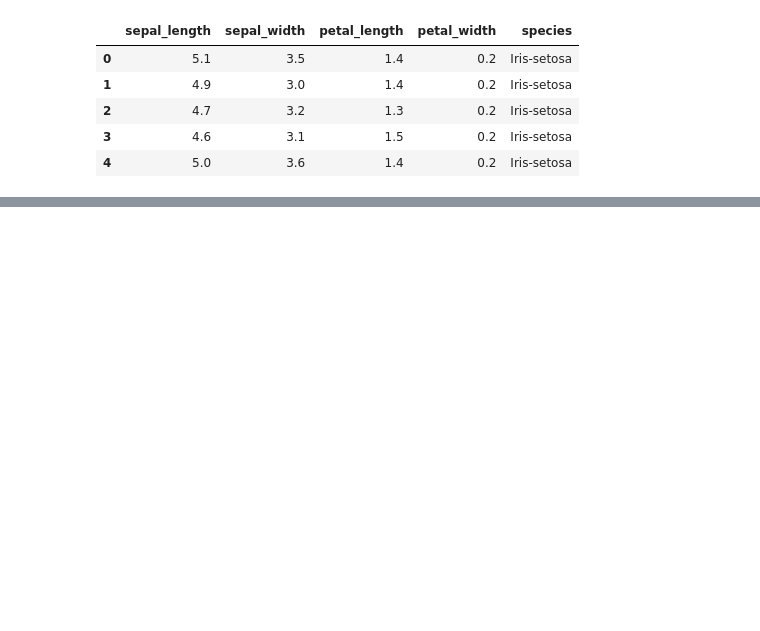
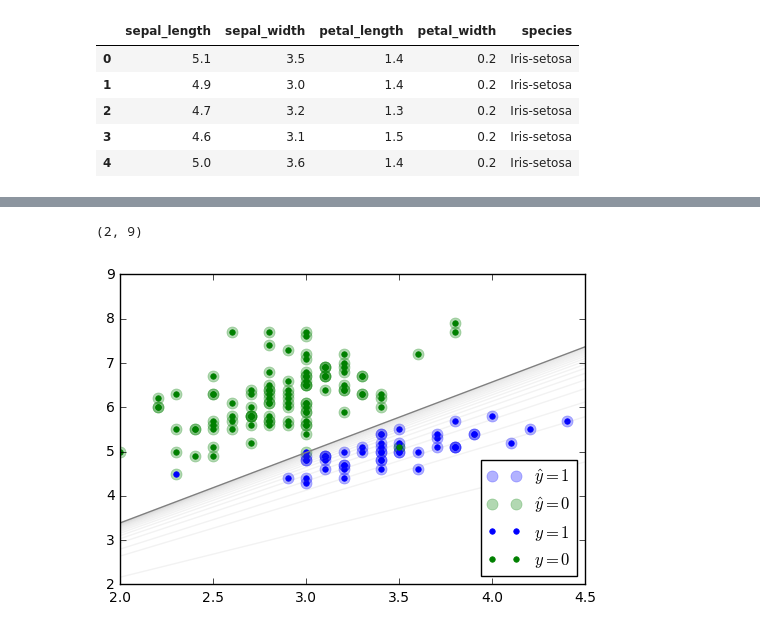
Before and after one commit to pilipolio/schibsted-study, a Jupyter notebook: notebooks/201611_logistic_regression.ipynb, the cells around one changed output, grey strips where cells are left out. Saved outputs shown, nothing was run; the diff lists cells and outputs as text; code cells hidden in the pictures; blank space fills up the shorter version.

```diff
--- a/notebooks/201611_logistic_regression.ipynb
+++ b/notebooks/201611_logistic_regression.ipynb
@@ -88,0 +167,30 @@ Let's built a binary classifier recognizing Iris-setosa based on the sepals widt
+# %%
+D = 3
+X = tf.placeholder("float", shape = [None, D])
+Y = tf.placeholder("float", shape = [None, 1])
+
+W = tf.Variable(tf.zeros(shape=(D, 1)))
+sess.run(W.initializer)
+
+logits = tf.matmul(X, W)
+probabilities = tf.sigmoid(logits)
+logistic_loss = -tf.reduce_mean(Y * tf.log(probabilities) + (1 - Y) * tf.log(1 - probabilities))
+# %%
+# Parameters
+learning_rate = .2
+n_epochs = 100
+display_step = 10
+
+optimizer = tf.train.GradientDescentOptimizer(learning_rate).minimize(logistic_loss)
+init = tf.initialize_all_variables()
+
+fitted_ws = np.zeros((n_epochs, D))
+
+for epoch in range(n_epochs):
+
+    _, fitted_w, loss_value, predicted_probs = sess.run(
+        fetches=[optimizer, W, logistic_loss, probabilities],
+        feed_dict={X: train_X, Y: train_Y})
+    fitted_ws[epoch, :] = fitted_w.ravel()
+    if (epoch) % display_step == 0:
+        print("Epoch: {:4d}, cost={:.4f} W={}".format(epoch, loss_value, fitted_w.ravel()))
@@ -88,0 +208,15 @@ Let's built a binary classifier recognizing Iris-setosa based on the sepals widt
+# %%
+plt.plot(x_1[predicted_probs > .5], x_2[predicted_probs > .5], 'ob', ms=8, alpha=.3, mec='blue', label='$\hat{y} = 1$');
+plt.plot(x_1[predicted_probs <= .5], x_2[predicted_probs <= .5], 'og', ms=8, alpha=.3, mec='green', label='$\hat{y} = 0$');
+plt.plot(x_1[targets == 1], x_2[targets == 1], 'ob', ms=4, mec='blue', label='$y = 1$');
+plt.plot(x_1[targets == 0], x_2[targets == 0], 'og', ms=4, mec='green', label='$y = 0$');
+
+plt.legend(loc=4)
+fitted_line(fitted_ws[-1,:], color='grey')
+
+[fitted_line(w, color='grey', alpha=0.1)
+ for w in fitted_ws[10:n_epochs:5, :]];
+plt.ylim([2, 9])
+# %% [output]
+(2, 9)
+[figure, added]
```
Also changed, not shown: parts of 18 cells of this notebook, 1 other file.
